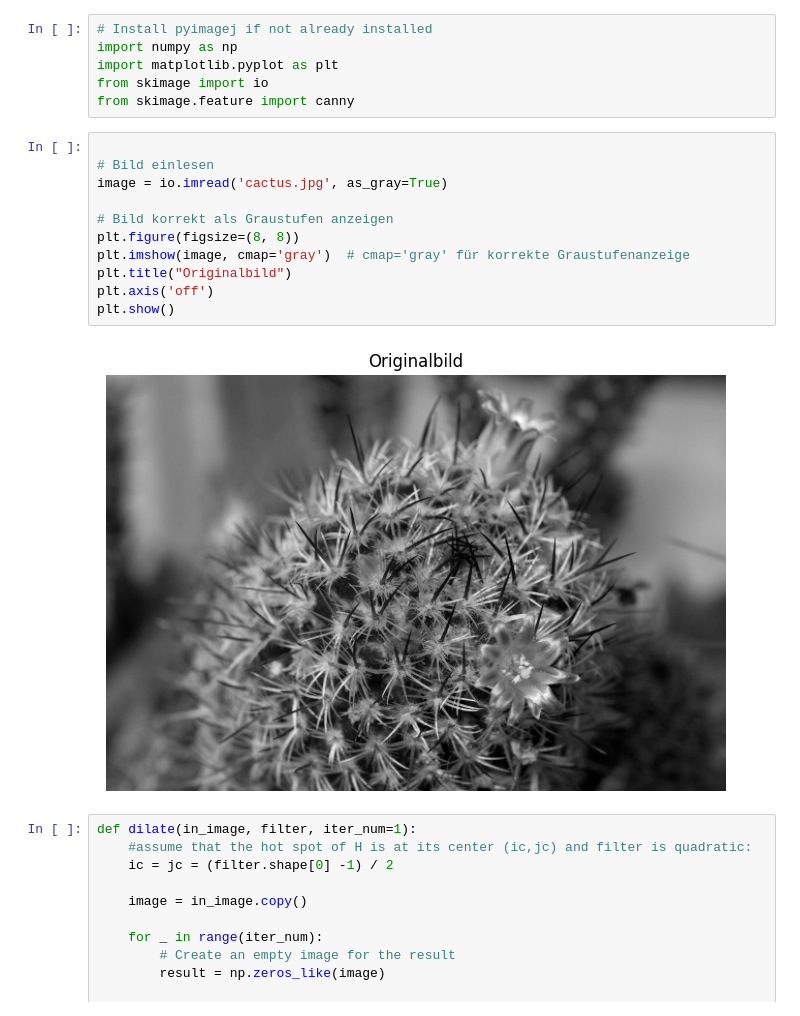
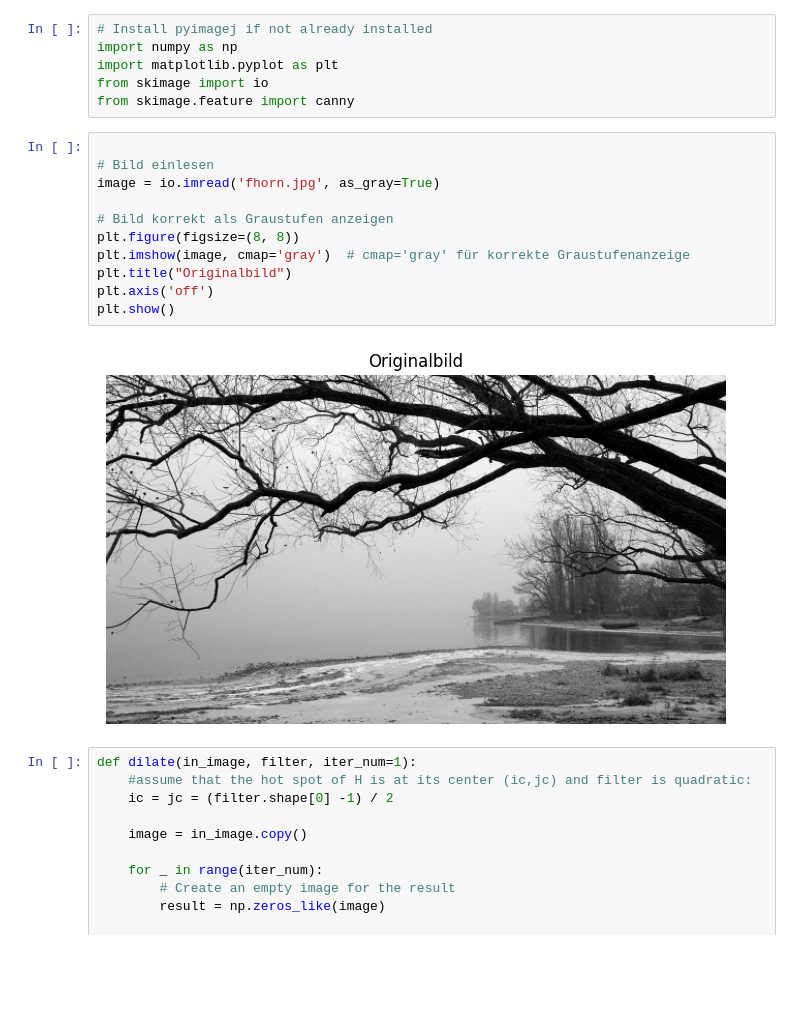
Before and after one commit to eFabi11/2D_Computergrafik_2025, a Jupyter notebook: Aufgabe6/uebung6.ipynb, the cells around one changed output. Drawn from its saved outputs; the diff is of its cells as text; blank space fills up the shorter version.

```diff
--- a/Aufgabe6/uebung6.ipynb
+++ b/Aufgabe6/uebung6.ipynb
@@ -7,16 +7,16 @@ from skimage.feature import canny
 # %%
 
 # Bild einlesen
-image = io.imread('cactus.jpg', as_gray=True)
+image = io.imread('fhorn.jpg', as_gray=True)
 
 # Bild korrekt als Graustufen anzeigen
 plt.figure(figsize=(8, 8))
 plt.imshow(image, cmap='gray')  # cmap='gray' für korrekte Graustufenanzeige
 plt.title("Originalbild")
 plt.axis('off')
 plt.show()
 # %% [output]
-[figure, old version]
+[figure, new version]
 # %%
 def dilate(in_image, filter, iter_num=1):
     #assume that the hot spot of H is at its center (ic,jc) and filter is quadratic:
```
Also changed, not shown: parts of 1 cell of this notebook.
